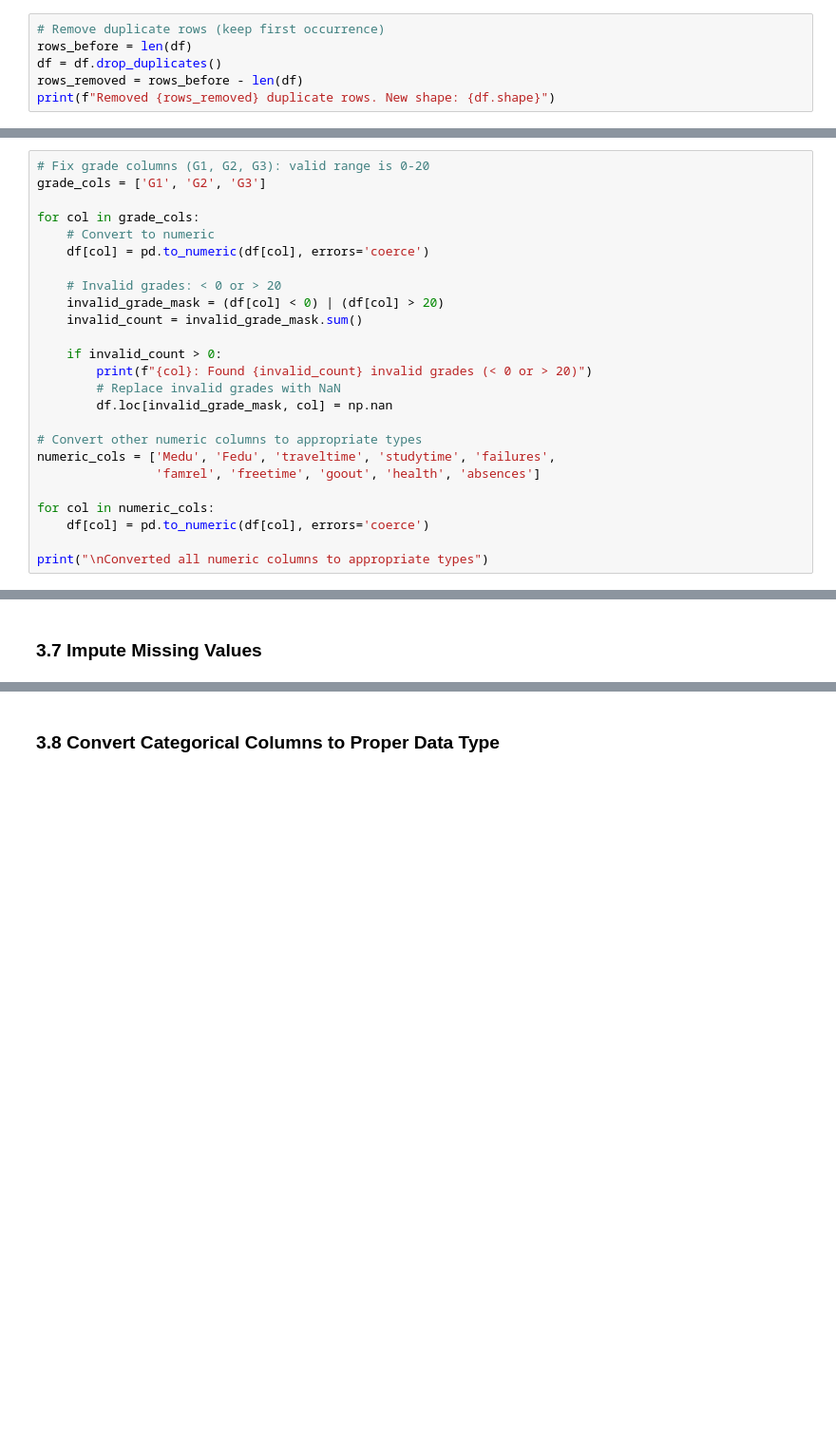
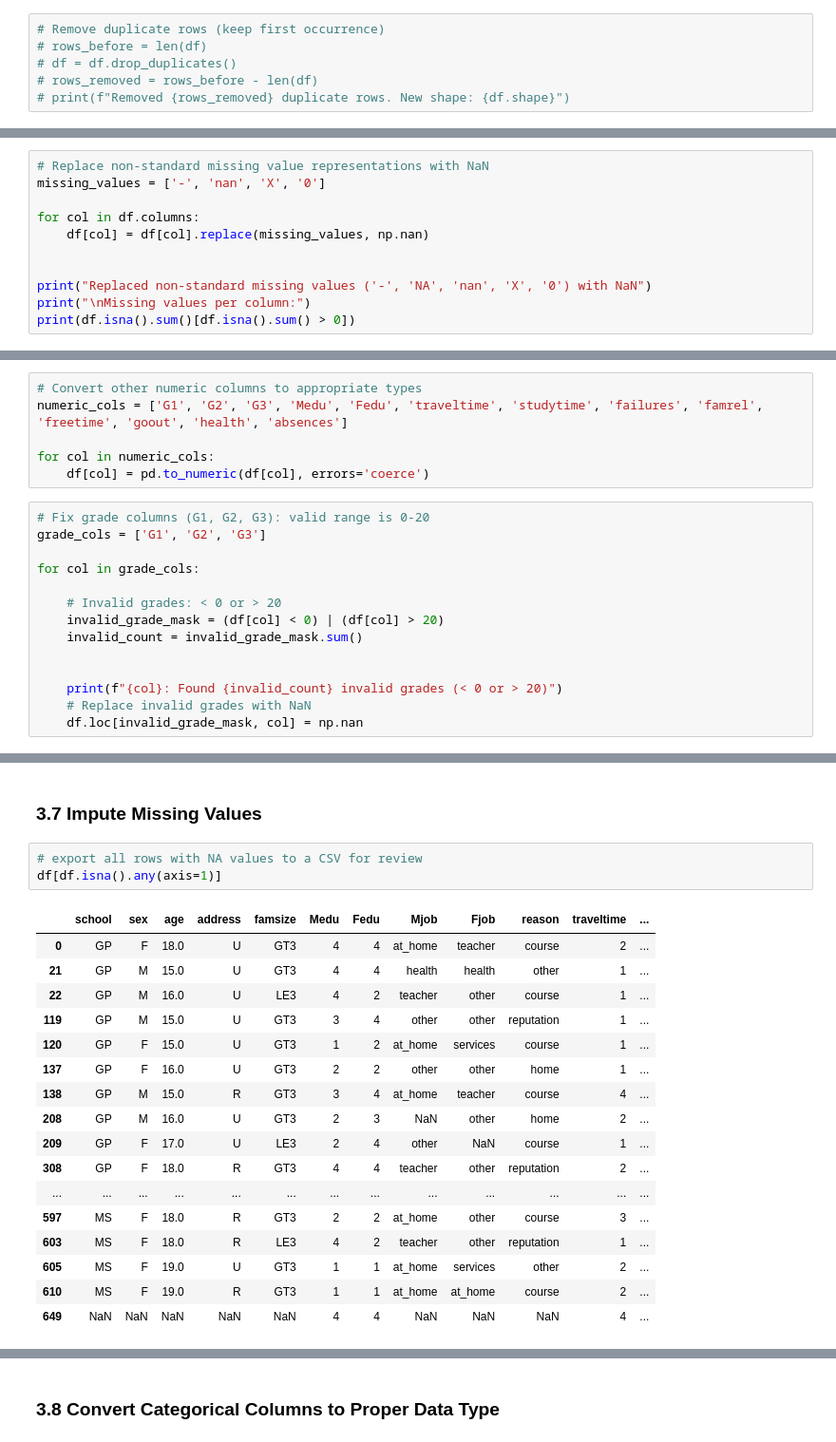
Before and after one commit to Cullen179/Practical-Data-Science, a Jupyter notebook: A1/assignment1_TEMPLATE.ipynb, the cells around one changed output, grey strips where cells are left out. Shown: that part at 95% size. Cells and saved outputs as stored; diff of their text form; blank space fills up the shorter version.

```diff
--- a/A1/assignment1_TEMPLATE.ipynb
+++ b/A1/assignment1_TEMPLATE.ipynb
@@ -274,7 +260,7 @@ G3 unique values: ['0', '1', '10', '11', '12', '13', '14', '15', '16', '17', '18
 ### 3.1 Remove Duplicate Rows
 # %%
 # Remove duplicate rows (keep first occurrence)
-rows_before = len(df)
-df = df.drop_duplicates()
-rows_removed = rows_before - len(df)
-print(f"Removed {rows_removed} duplicate rows. New shape: {df.shape}")
+# rows_before = len(df)
+# df = df.drop_duplicates()
+# rows_removed = rows_before - len(df)
+# print(f"Removed {rows_removed} duplicate rows. New shape: {df.shape}")
@@ -292,0 +290,11 @@ Removed 1 corrupted rows with missing school. New shape: (643, 25)
+# %%
+# Replace non-standard missing value representations with NaN
+missing_values = ['-', 'nan', 'X', '0']
+
+for col in df.columns:
+    df[col] = df[col].replace(missing_values, np.nan)
+
+
+print("Replaced non-standard missing values ('-', 'NA', 'nan', 'X', '0') with NaN")
+print("\nMissing values per column:")
+print(df.isna().sum()[df.isna().sum() > 0])
@@ -365,28 +369,23 @@ Missing ages: 5
 # %% [markdown]
 ### 3.6 Fix Grade Columns (G1, G2, G3) and Other Numeric Columns
+# %%
+# Convert other numeric columns to appropriate types
+numeric_cols = ['G1', 'G2', 'G3', 'Medu', 'Fedu', 'traveltime', 'studytime', 'failures', 'famrel', 'freetime', 'goout', 'health', 'absences']
+
+for col in numeric_cols:
+    df[col] = pd.to_numeric(df[col], errors='coerce')
 # %%
 # Fix grade columns (G1, G2, G3): valid range is 0-20
 grade_cols = ['G1', 'G2', 'G3']
 
 for col in grade_cols:
-    # Convert to numeric
-    df[col] = pd.to_numeric(df[col], errors='coerce')
 
     # Invalid grades: < 0 or > 20
     invalid_grade_mask = (df[col] < 0) | (df[col] > 20)
     invalid_count = invalid_grade_mask.sum()
 
-    if invalid_count > 0:
-        print(f"{col}: Found {invalid_count} invalid grades (< 0 or > 20)")
-        # Replace invalid grades with NaN
-        df.loc[invalid_grade_mask, col] = np.nan
 
-# Convert other numeric columns to appropriate types
-numeric_cols = ['Medu', 'Fedu', 'traveltime', 'studytime', 'failures',
-                'famrel', 'freetime', 'goout', 'health', 'absences']
-
-for col in numeric_cols:
-    df[col] = pd.to_numeric(df[col], errors='coerce')
-
-print("\nConverted all numeric columns to appropriate types")
+    print(f"{col}: Found {invalid_count} invalid grades (< 0 or > 20)")
+    # Replace invalid grades with NaN
+    df.loc[invalid_grade_mask, col] = np.nan
 # %% [output]
@@ -396,4 +395,25 @@ Converted all numeric columns to appropriate types
 # %% [markdown]
 ### 3.7 Impute Missing Values
+# %%
+# export all rows with NA values to a CSV for review
+df[df.isna().any(axis=1)]
+# %% [output]
+|  | school | sex | age | address | famsize | Medu | Fedu | Mjob | Fjob | reason | traveltime | ... |
+| 0 | GP | F | 18.0 | U | GT3 | 4 | 4 | at_home | teacher | course | 2 | ... |
+| 21 | GP | M | 15.0 | U | GT3 | 4 | 4 | health | health | other | 1 | ... |
+| 22 | GP | M | 16.0 | U | LE3 | 4 | 2 | teacher | other | course | 1 | ... |
+| 119 | GP | M | 15.0 | U | GT3 | 3 | 4 | other | other | reputation | 1 | ... |
+| 120 | GP | F | 15.0 | U | GT3 | 1 | 2 | at_home | services | course | 1 | ... |
+| 137 | GP | F | 16.0 | U | GT3 | 2 | 2 | other | other | home | 1 | ... |
+| 138 | GP | M | 15.0 | R | GT3 | 3 | 4 | at_home | teacher | course | 4 | ... |
+| 208 | GP | M | 16.0 | U | GT3 | 2 | 3 | NaN | other | home | 2 | ... |
+| 209 | GP | F | 17.0 | U | LE3 | 2 | 4 | other | NaN | course | 1 | ... |
+| 308 | GP | F | 18.0 | R | GT3 | 4 | 4 | teacher | other | reputation | 2 | ... |
+| ... | ... | ... | ... | ... | ... | ... | ... | ... | ... | ... | ... | ... |
+| 597 | MS | F | 18.0 | R | GT3 | 2 | 2 | at_home | other | course | 3 | ... |
+| 603 | MS | F | 18.0 | R | LE3 | 4 | 2 | teacher | other | reputation | 1 | ... |
+| 605 | MS | F | 19.0 | U | GT3 | 1 | 1 | at_home | services | other | 2 | ... |
+| 610 | MS | F | 19.0 | R | GT3 | 1 | 1 | at_home | at_home | course | 2 | ... |
+| 649 | NaN | NaN | NaN | NaN | NaN | 4 | 4 | NaN | NaN | NaN | 4 | ... |
 # %%
 # Impute missing numeric values with median (robust to outliers)
```
Also changed, not shown: parts of 23 cells of this notebook.
